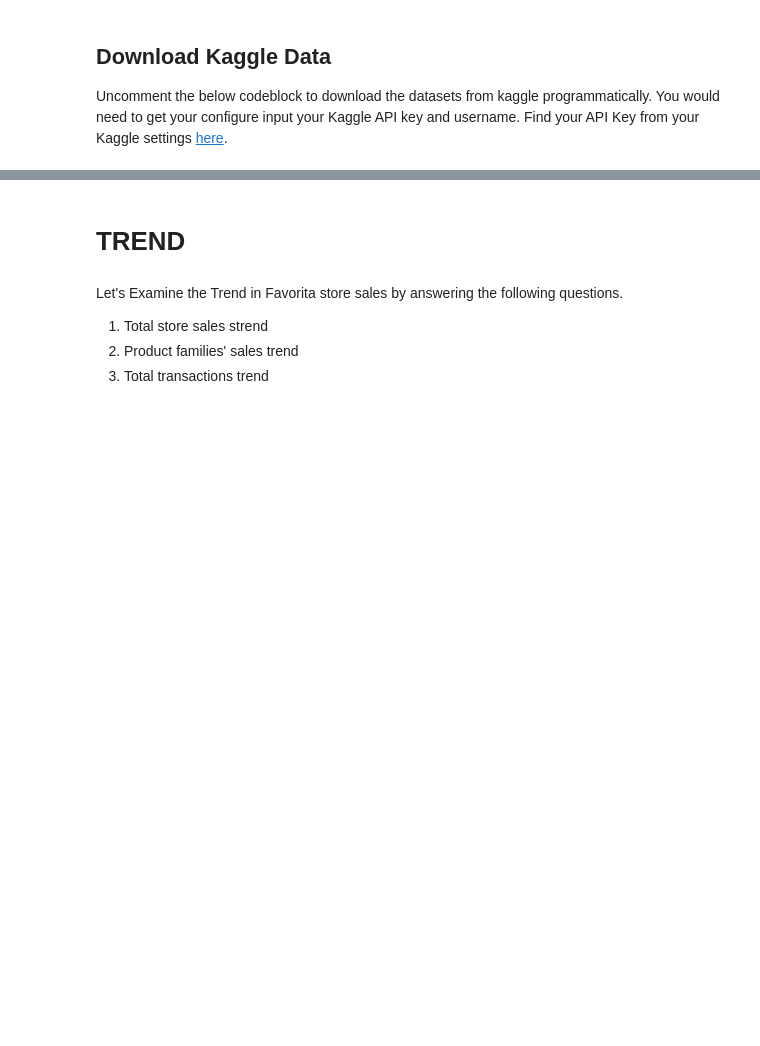
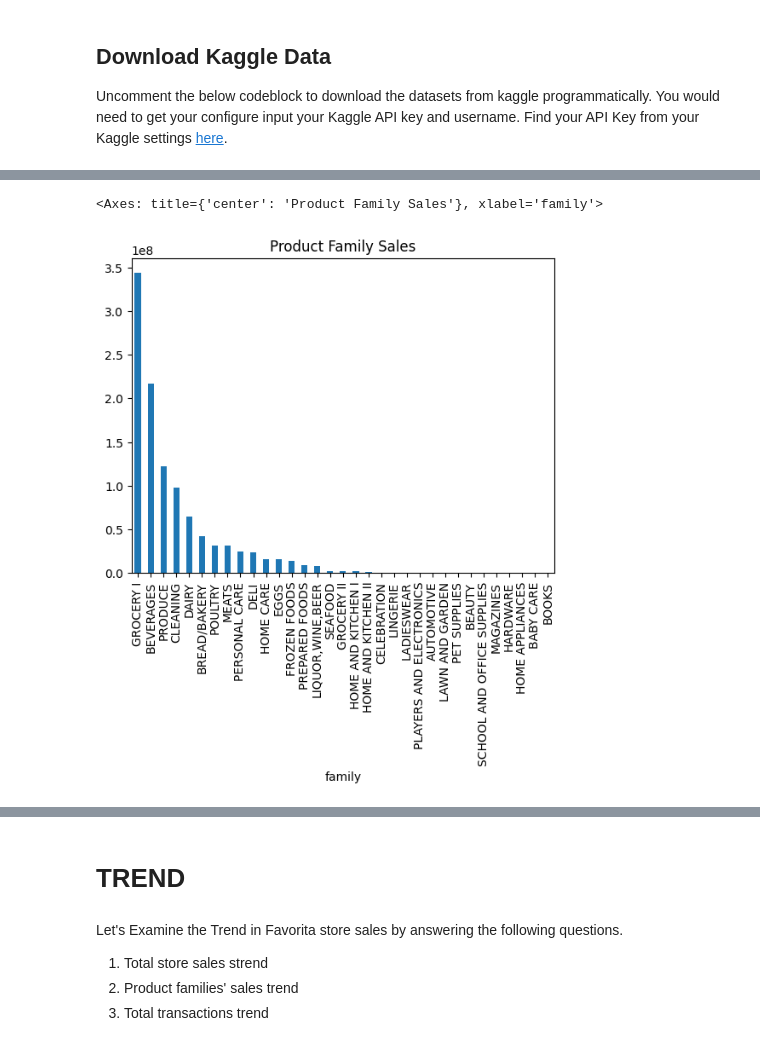
Before and after one commit to Anteemony/sktime-storesales-forecasting, a Jupyter notebook: notebooks/Store_Sales_Forecasting_with_Sktime.ipynb, the cells around one changed output, grey strips where cells are left out. Drawn from its saved outputs; the diff is of its cells as text; code cells hidden in the pictures; blank space fills up the shorter version.

```diff
--- a/notebooks/Store_Sales_Forecasting_with_Sktime.ipynb
+++ b/notebooks/Store_Sales_Forecasting_with_Sktime.ipynb
@@ -256,0 +193,7 @@ memory usage: 1.4 MB
+# %%
+# Product families making the most sales
+family_sales = store_sales.groupby("family")["sales"].sum().sort_values(ascending=False)
+family_sales.plot(kind="bar", title="Product Family Sales")
+# %% [output]
+<Axes: title={'center': 'Product Family Sales'}, xlabel='family'>
+[figure, added]
```
Also changed, not shown: parts of 58 cells of this notebook, 1 other file.
